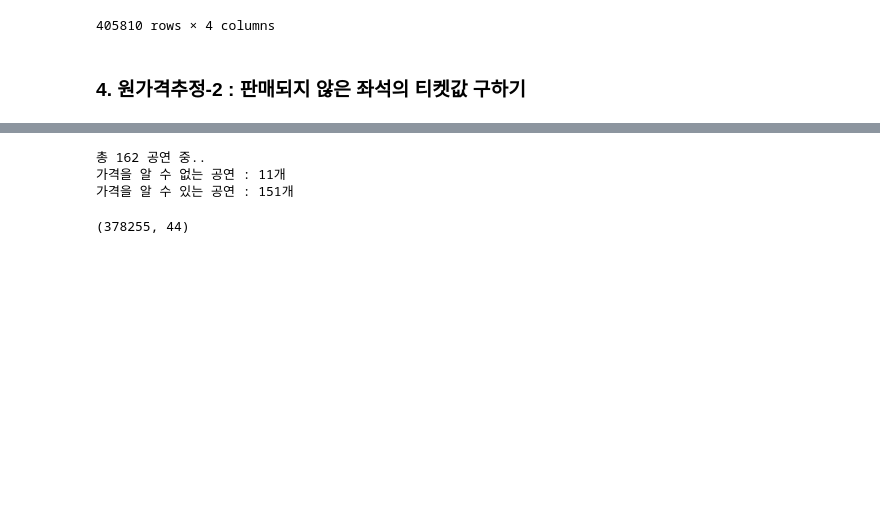
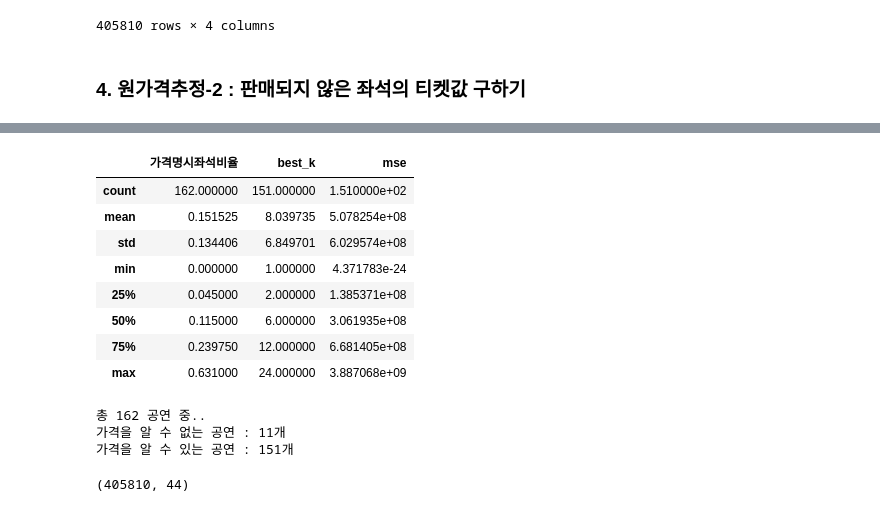
Before and after one commit to yonghyeun/BigContest-CocenrtHall, a Jupyter notebook: preprocessing/knn_getting_original_price.ipynb, the cells around one changed output, grey strips where cells are left out. Cells and saved outputs as stored; diff of their text form; code cells hidden in the pictures; blank space fills up the shorter version.

```diff
--- a/preprocessing/knn_getting_original_price.ipynb
+++ b/preprocessing/knn_getting_original_price.ipynb
@@ -209,16 +346,28 @@ best_n_neighbors : 2, best_mse : 151086188
+# %%
+knn_result.describe()
+# %% [output]
+|  | 가격명시좌석비율 | best_k | mse |
+| count | 162.000000 | 151.000000 | 1.510000e+02 |
+| mean | 0.151525 | 8.039735 | 5.078254e+08 |
+| std | 0.134406 | 6.849701 | 6.029574e+08 |
+| min | 0.000000 | 1.000000 | 4.371783e-24 |
+| 25% | 0.045000 | 2.000000 | 1.385371e+08 |
+| 50% | 0.115000 | 6.000000 | 3.061935e+08 |
+| 75% | 0.239750 | 12.000000 | 6.681405e+08 |
+| max | 0.631000 | 24.000000 | 3.887068e+09 |
 # %%
 # 총 162개 공연 중
 print(f"총 {df['전체공연시간'].nunique()} 공연 중..")
-print(f"가격을 알 수 없는 공연 : {sum([1 for i, j in booked_rate_dict.items() if j==0])}개")
-print(f"가격을 알 수 있는 공연 : {sum([1 for i, j in booked_rate_dict.items() if j!=0])}개")
+print(f"가격을 알 수 없는 공연 : {sum([1 for i in booked_rate_list if i == 0])}개")
+print(f"가격을 알 수 있는 공연 : {sum([1 for i in booked_rate_list if i > 0])}개")
 
-new_df = pd.concat(list(공연별_df_dict.values()), axis=0, ignore_index=True)
+new_df = pd.concat(공연별_df_list, axis=0, ignore_index=True)
 new_df.shape
 # %% [output]
 총 162 공연 중..
 가격을 알 수 없는 공연 : 11개
 가격을 알 수 있는 공연 : 151개
-(378255, 44)
+(405810, 44)
 # %%
 new_df['할인전금액'].describe()
 # %% [output]
```
Also changed, not shown: parts of 17 cells of this notebook.
